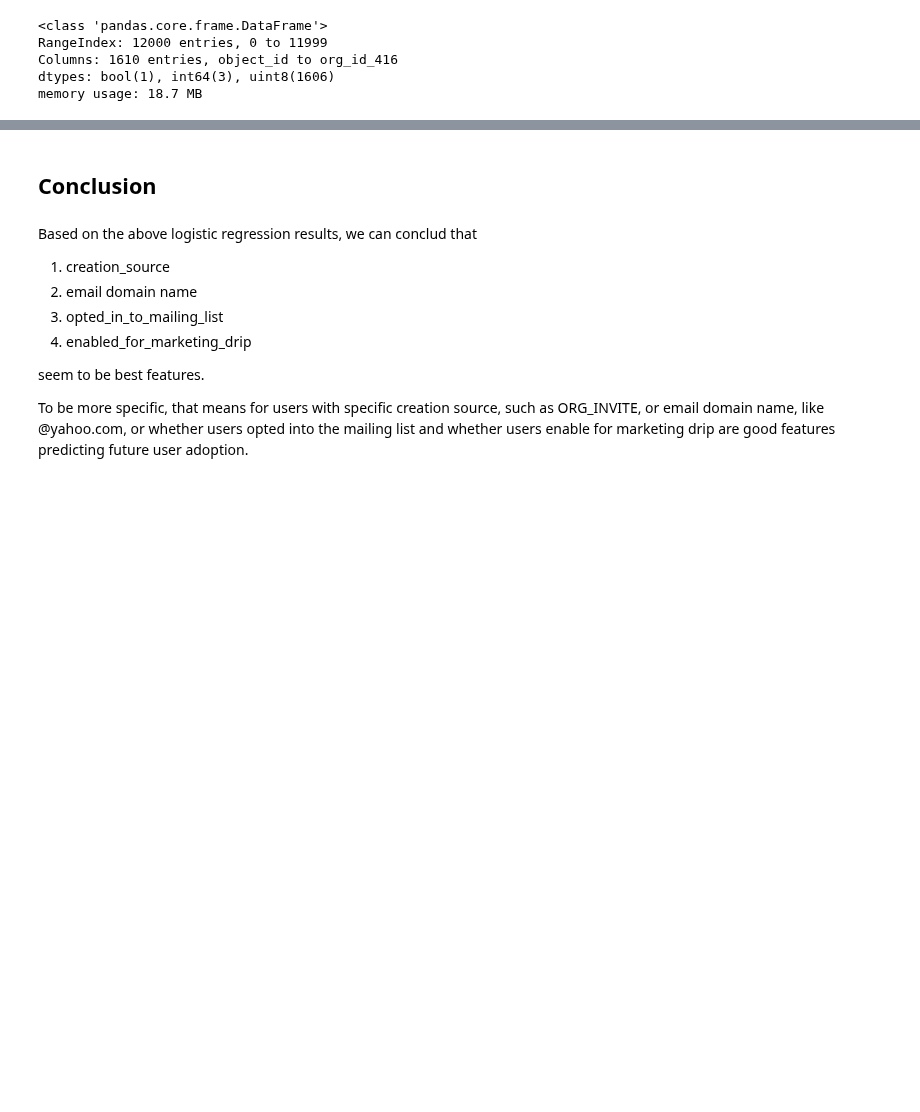
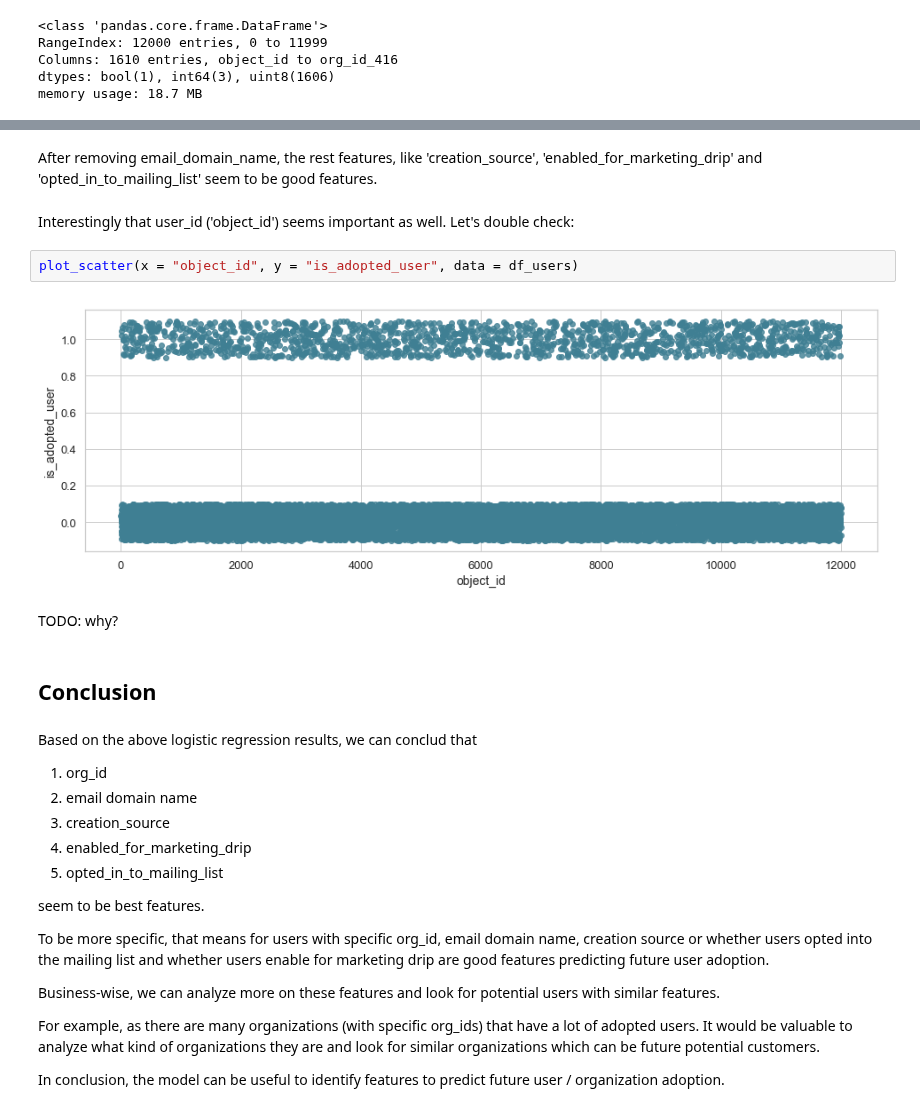
Before and after one commit to nicolechao/springboard-data-science, a Jupyter notebook: Mini Projects and Exercises/User Engagement Data Analysis/analysis.ipynb, the cells around one changed output, grey strips where cells are left out. Saved outputs shown, nothing was run; the diff lists cells and outputs as text; blank space fills up the shorter version.

```diff
--- a/Mini Projects and Exercises/User Engagement Data Analysis/analysis.ipynb
+++ b/Mini Projects and Exercises/User Engagement Data Analysis/analysis.ipynb
@@ -349,13 +441,30 @@ print(top_features)
+# %% [markdown]
+After removing email_domain_name, the rest features, like 'creation_source', 'enabled_for_marketing_drip' and 'opted_in_to_mailing_list' seem to be good features.
+# %% [markdown]
+Interestingly that user_id ('object_id') seems important as well. Let's double check:
+# %%
+plot_scatter(x = "object_id", y = "is_adopted_user", data = df_users)
+# %% [output]
+[figure, added]
+# %% [markdown]
+TODO: why?
 # %% [markdown]
 ## Conclusion
 # %% [markdown]
 Based on the above logistic regression results, we can conclud that
 
-1. creation_source
+1. org_id
 2. email domain name
-3. opted_in_to_mailing_list
+3. creation_source
 4. enabled_for_marketing_drip
+5. opted_in_to_mailing_list
 
 seem to be best features.
 
-To be more specific, that means for users with specific creation source, such as ORG_INVITE, or email domain name, like @yahoo.com, or whether users opted into the mailing list and whether users enable for marketing drip are good features predicting future user adoption.
+To be more specific, that means for users with specific org_id, email domain name, creation source or whether users opted into the mailing list and whether users enable for marketing drip are good features predicting future user adoption.
+
+Business-wise, we can analyze more on these features and look for potential users with similar features.
+
+For example, as there are many organizations (with specific org_ids) that have a lot of adopted users. It would be valuable to analyze what kind of organizations they are and look for similar organizations which can be future potential customers.
+
+In conclusion, the model can be useful to identify features to predict future user / organization adoption.
```
Also changed, not shown: parts of 16 cells of this notebook.
